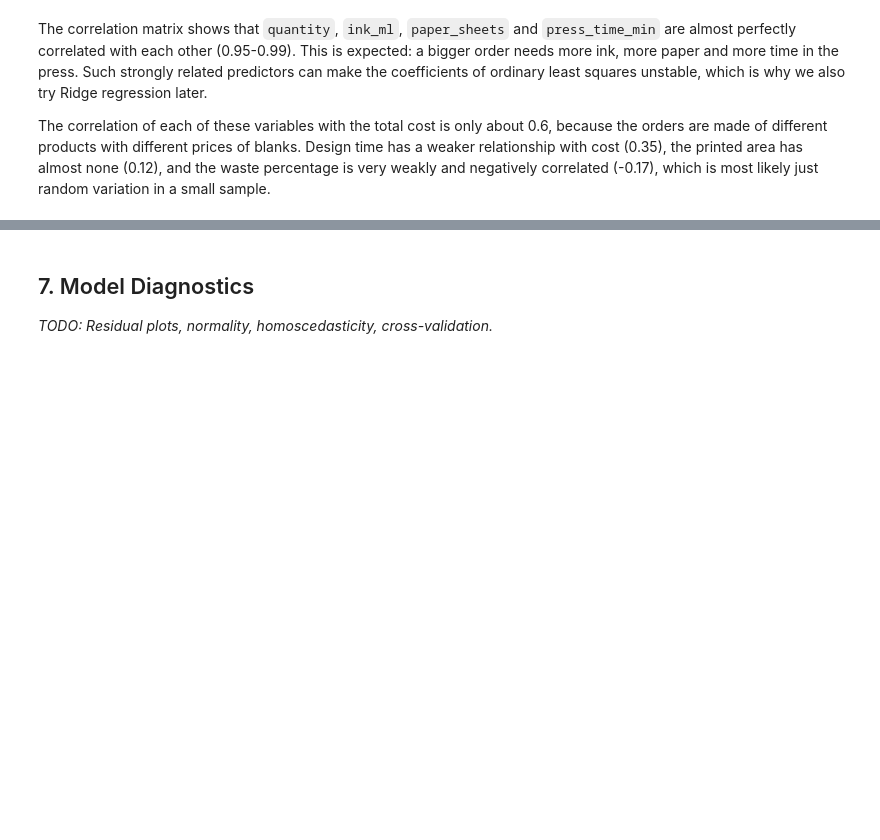
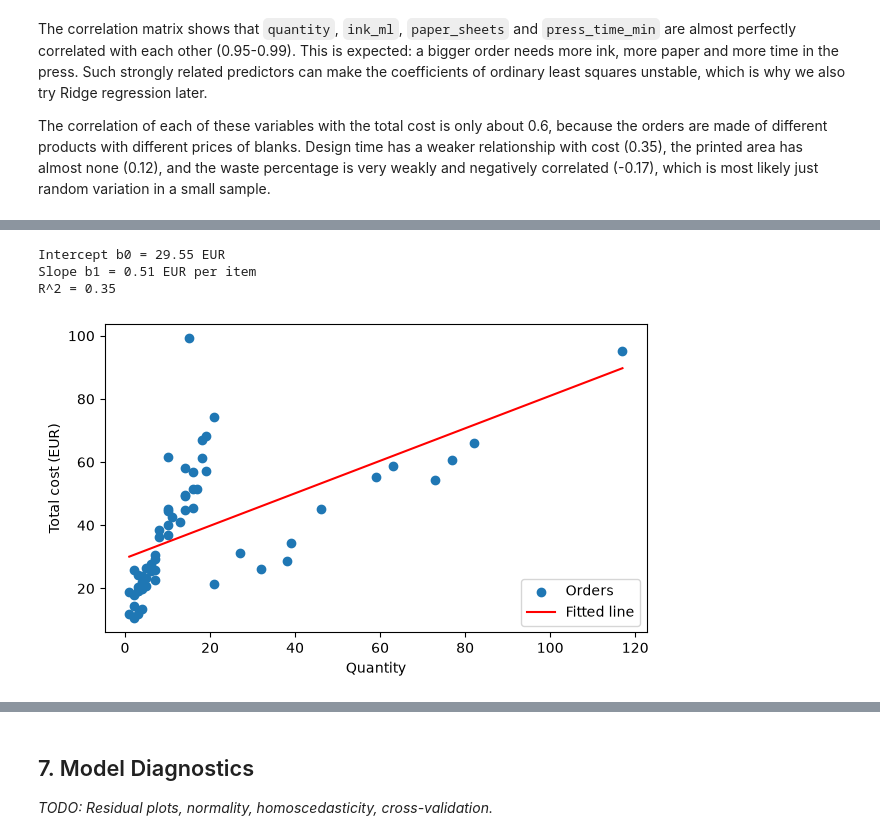
Before and after one commit to qnaatanasova86-tech/sublimation-pricing-model, a Jupyter notebook: pricing_model.ipynb, the cells around one changed output, grey strips where cells are left out. Saved outputs shown, nothing was run; the diff lists cells and outputs as text; code cells hidden in the pictures; blank space fills up the shorter version.

```diff
--- a/pricing_model.ipynb
+++ b/pricing_model.ipynb
@@ -344,0 +545,27 @@ plt.show()
+# %%
+x = df_clean["quantity"].to_numpy()
+y = df_clean["total_cost_eur"].to_numpy()
+
+b1 = ((x - x.mean()) * (y - y.mean())).sum() / ((x - x.mean()) ** 2).sum()
+b0 = y.mean() - b1 * x.mean()
+y_hat = b0 + b1 * x
+r2 = 1 - ((y - y_hat) ** 2).sum() / ((y - y.mean()) ** 2).sum()
+
+print(f"Intercept b0 = {b0:.2f} EUR")
+print(f"Slope b1 = {b1:.2f} EUR per item")
+print(f"R^2 = {r2:.2f}")
+# %% [output]
+Intercept b0 = 29.55 EUR
+Slope b1 = 0.51 EUR per item
+R^2 = 0.35
+# %%
+plt.figure(figsize=(7, 4))
+plt.scatter(x, y, label="Orders")
+xs = np.linspace(x.min(), x.max(), 100)
+plt.plot(xs, b0 + b1 * xs, color="red", label="Fitted line")
+plt.xlabel("Quantity")
+plt.ylabel("Total cost (EUR)")
+plt.legend()
+plt.show()
+# %% [output]
+[figure, added]
```
Also changed, not shown: parts of 19 cells of this notebook.
